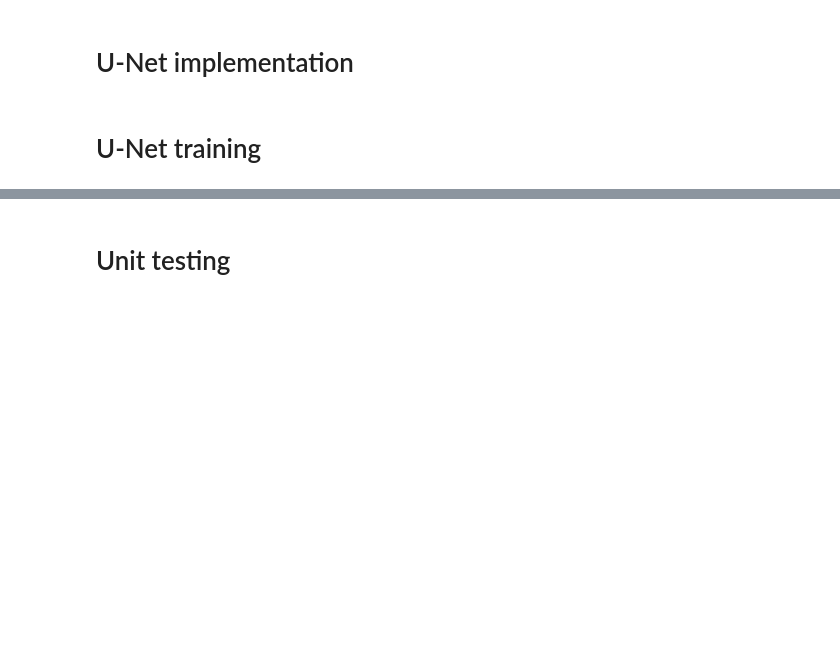
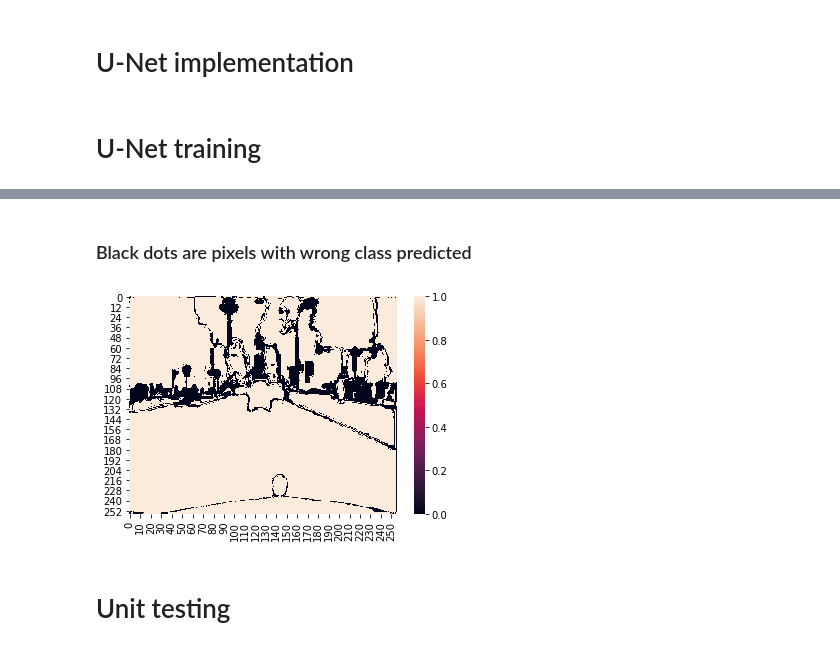
Before and after one commit to MDolinski/DeepLearning, a Jupyter notebook: assignment2/src/SecondTask.ipynb, the cells around one changed output, grey strips where cells are left out. Drawn from its saved outputs; the diff is of its cells as text; code cells hidden in the pictures; blank space fills up the shorter version.

```diff
--- a/assignment2/src/SecondTask.ipynb
+++ b/assignment2/src/SecondTask.ipynb
@@ -418,3 +466,9 @@ Accuracy of the network on 500 test images: 80.4441 %
+# %% [markdown]
+### Black dots are pixels with wrong class predicted
+# %%
+visualizeUNet(correct)
+# %% [output]
+[figure, added]
 # %% [markdown]
 # Unit testing
 # %%
```
Also changed, not shown: parts of 19 cells of this notebook, 2 other files.
